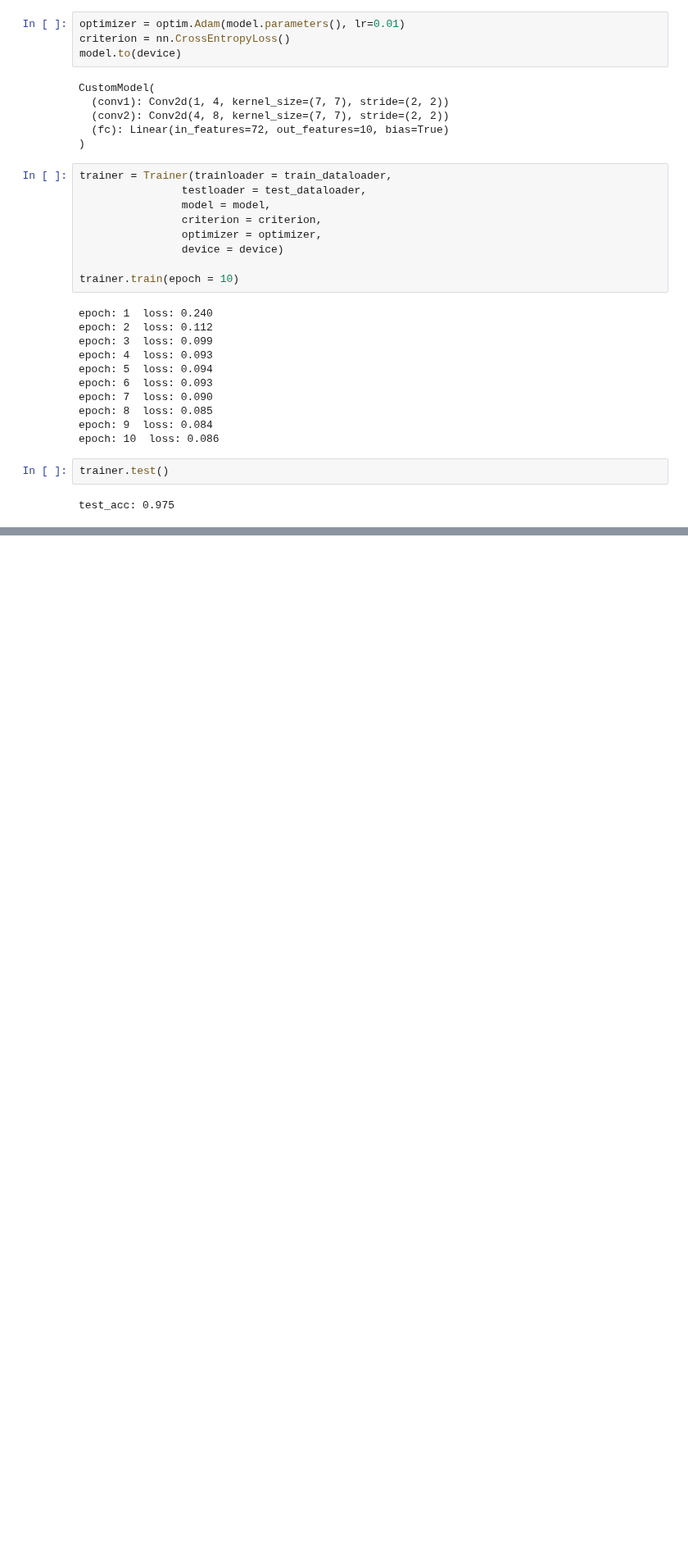
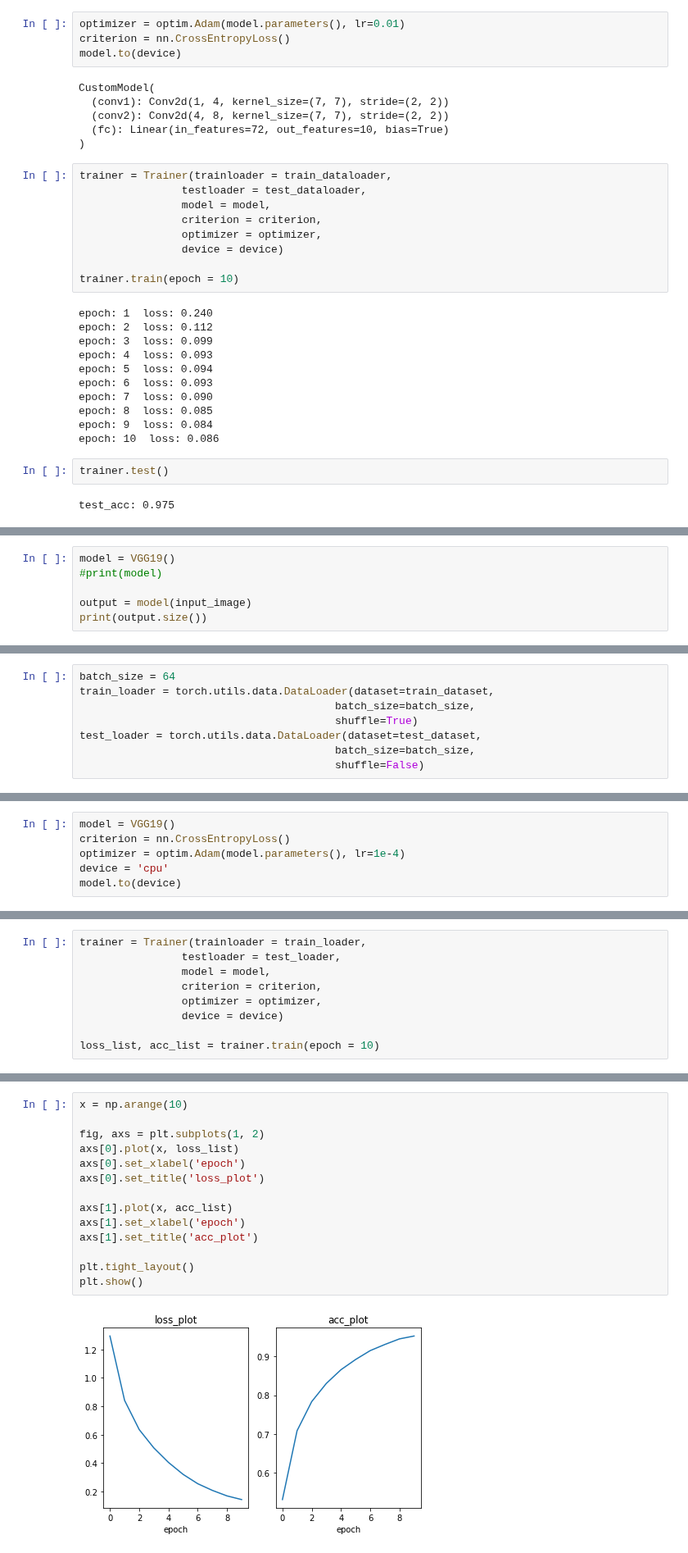
Before and after one commit to Kdelphinus/Python_study, a Jupyter notebook: goorm/AI기술 자연어 처리 전문가 양성 과정/03. Deep Learning.ipynb, the cells around one changed output, grey strips where cells are left out. Shown at 82% size. Drawn from its saved outputs; the diff is of its cells as text; blank space fills up the shorter version.

```diff
--- a/goorm/AI기술 자연어 처리 전문가 양성 과정/03. Deep Learning.ipynb
+++ b/goorm/AI기술 자연어 처리 전문가 양성 과정/03. Deep Learning.ipynb
@@ -1794,0 +2185,6 @@ test_acc: 0.975
+# %%
+model = VGG19()
+#print(model)
+
+output = model(input_image)
+print(output.size())
@@ -1794,0 +2229,8 @@ test_acc: 0.975
+# %%
+batch_size = 64
+train_loader = torch.utils.data.DataLoader(dataset=train_dataset,
+                                        batch_size=batch_size,
+                                        shuffle=True)
+test_loader = torch.utils.data.DataLoader(dataset=test_dataset,
+                                        batch_size=batch_size,
+                                        shuffle=False)
@@ -1794,0 +2295,6 @@ test_acc: 0.975
+# %%
+model = VGG19()
+criterion = nn.CrossEntropyLoss()
+optimizer = optim.Adam(model.parameters(), lr=1e-4)
+device = 'cpu'
+model.to(device)
@@ -1794,0 +2319,9 @@ test_acc: 0.975
+# %%
+trainer = Trainer(trainloader = train_loader,
+                testloader = test_loader,
+                model = model,
+                criterion = criterion,
+                optimizer = optimizer,
+                device = device)
+
+loss_list, acc_list = trainer.train(epoch = 10)
@@ -1794,0 +2339,16 @@ test_acc: 0.975
+# %%
+x = np.arange(10)
+
+fig, axs = plt.subplots(1, 2)
+axs[0].plot(x, loss_list)
+axs[0].set_xlabel('epoch')
+axs[0].set_title('loss_plot')
+
+axs[1].plot(x, acc_list)
+axs[1].set_xlabel('epoch')
+axs[1].set_title('acc_plot')
+
+plt.tight_layout()
+plt.show()
+# %% [output]
+[figure, added]
```
Also changed, not shown: parts of 87 cells of this notebook, 8 other files.
